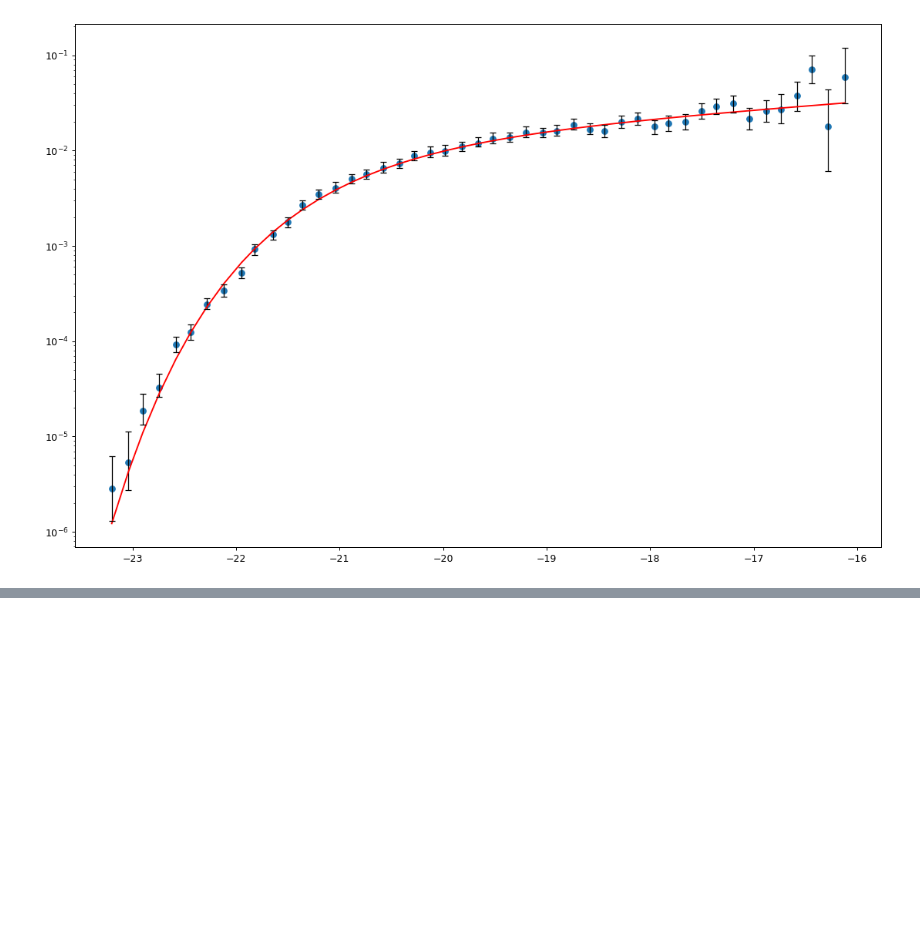
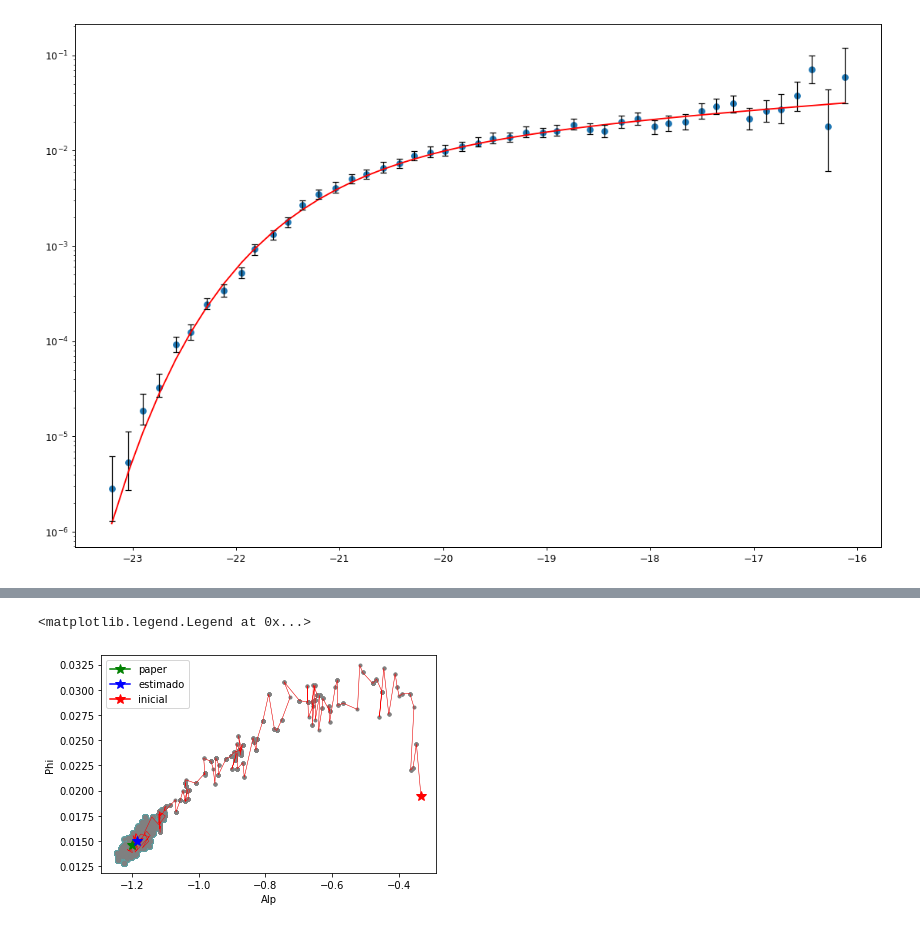
Before and after one commit to patricio-c/guia-4, a Jupyter notebook: Guia4.ipynb, the cells around one changed output, grey strips where cells are left out. Cells and saved outputs as stored; diff of their text form; code cells hidden in the pictures; blank space fills up the shorter version.

```diff
--- a/Guia4.ipynb
+++ b/Guia4.ipynb
@@ -200,3 +183,18 @@ SyntaxError: invalid syntax (<ipython-input-115-77c291b83c11>, line 5)
+# %%
+plt.plot(Alpcamino, Phicamino, marker='.',  lw = 0.2, color='gray')
+plt.plot(alpafuera, phiafuera, marker='.', markersize=0., lw = 0.5, color='red')
+plt.scatter(alpdentro, phidentro, color='cadetblue')
+
+plt.plot(-1.20, 0.0146, marker='*', markersize=10, color='g',label='paper')
+plt.plot(ALP_M, PHI_M, marker='*', markersize=10, color='b',label='estimado')
+plt.plot(inn[1],inn[0], marker='*', markersize=10, color='r',label='inicial')
+
+plt.xlabel('Alp')
+plt.ylabel('Phi')
+plt.legend()
+# %% [output]
+<matplotlib.legend.Legend at 0x...>
+[figure, added]
 # %%
 # importamos las librerias necesarias
 from mpl_toolkits.mplot3d import axes3d
```
Also changed, not shown: parts of 21 cells of this notebook.
